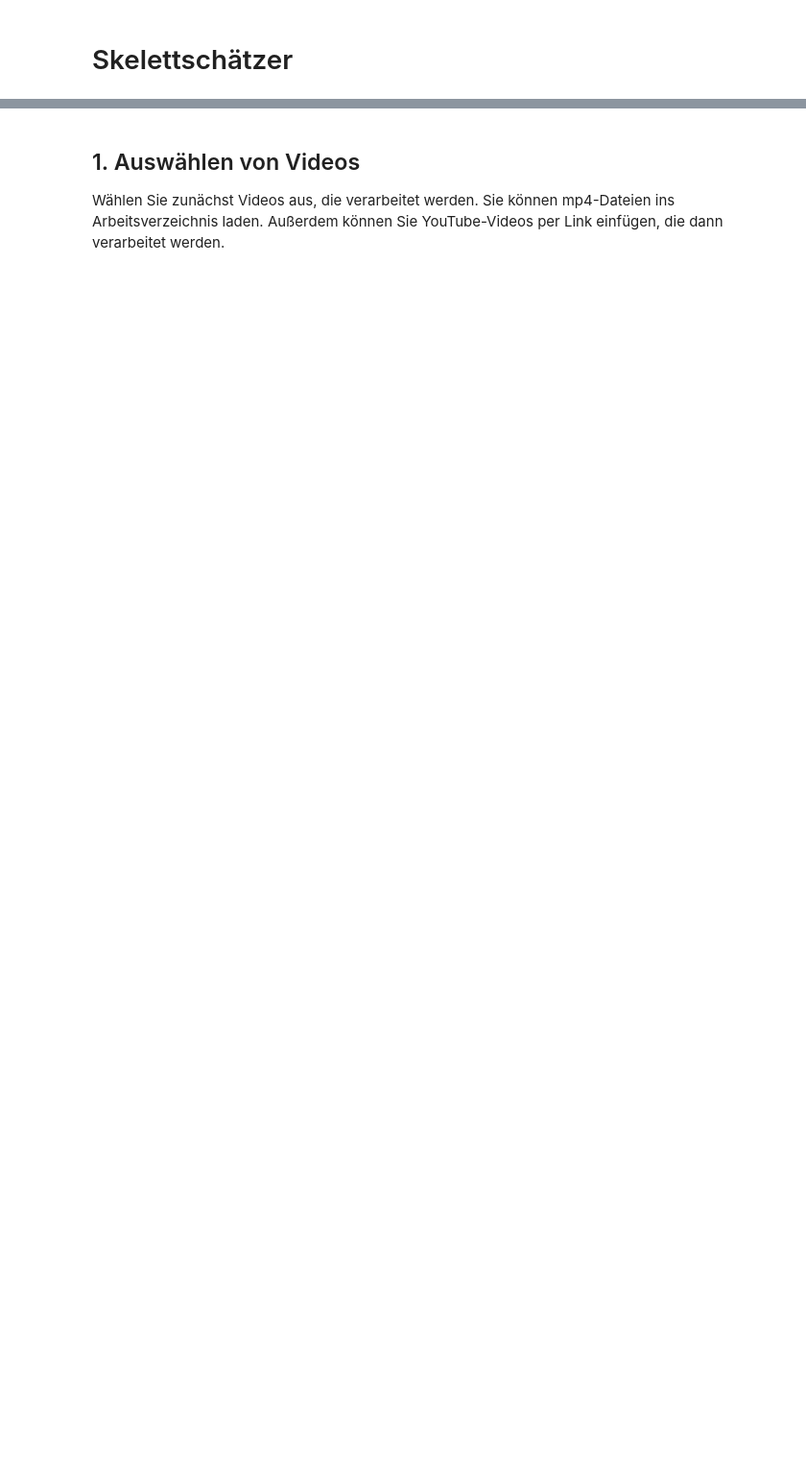
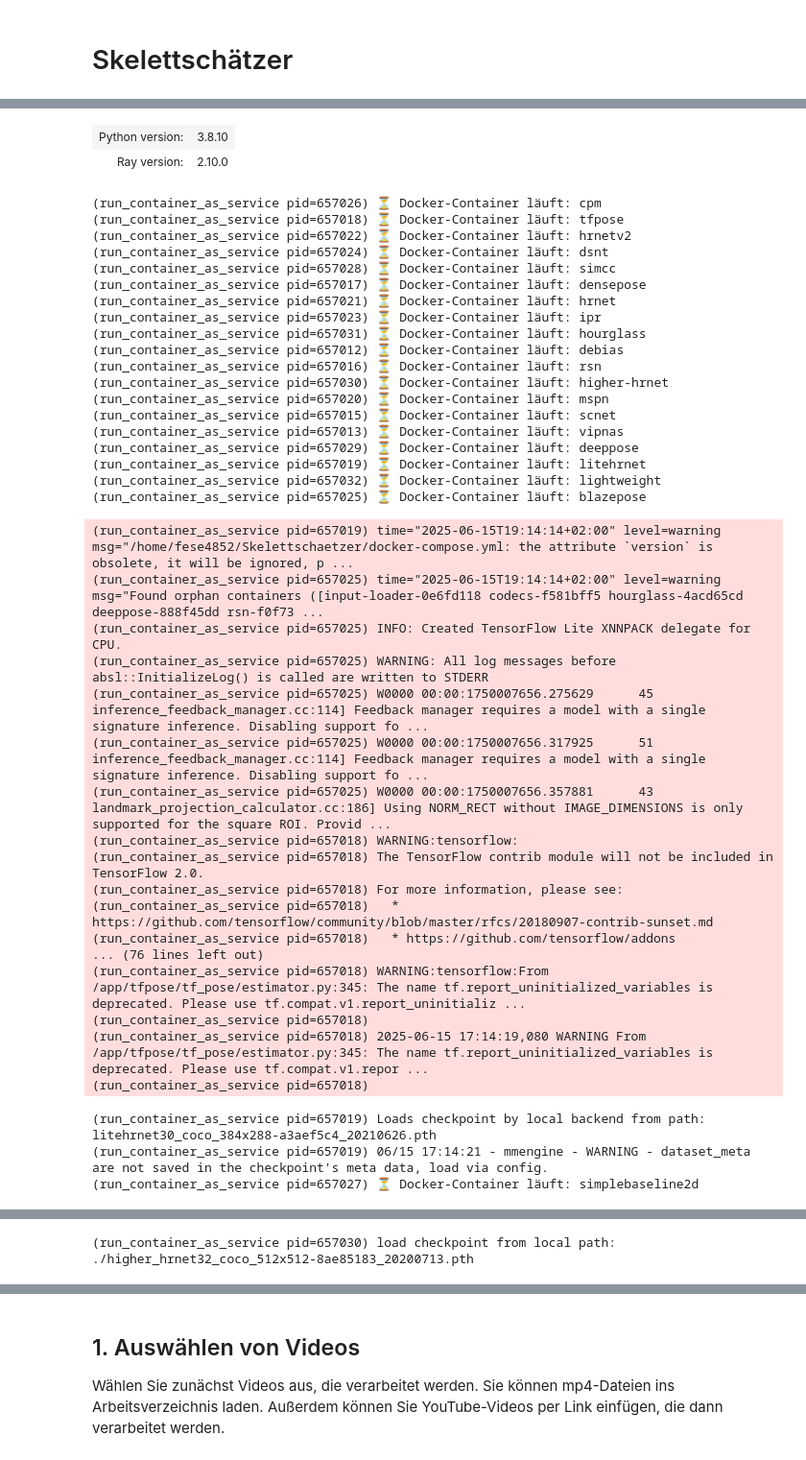
Before and after one commit to felix00186/Skelettschaetzer, a Jupyter notebook: runner.ipynb, the cells around one changed output, grey strips where cells are left out. Shown at 96% size. Drawn from its saved outputs; the diff is of its cells as text; code cells hidden in the pictures; blank space fills up the shorter version.

```diff
--- a/runner.ipynb
+++ b/runner.ipynb
@@ -1,10 +1,16 @@
 # %% [markdown]
 # Skelettschätzer
 # %%
-!pip install ipywidgets tomli
+!pip install ipywidgets tomli ray
 !jupyter labextension install @jupyter-widgets/jupyterlab-manager
 
 import os
 import ipywidgets as widgets
 from pathlib import Path
 from IPython.display import display, clear_output, HTML
+import ray
+import subprocess
+import yaml
+import uuid
+ray.init()
+# %% [output]
@@ -10,0 +35,41 @@ from IPython.display import display, clear_output, HTML
+| Python version: | 3.8.10 |
+| Ray version: | 2.10.0 |
+(run_container_as_service pid=657026) ⏳ Docker-Container läuft: cpm
+(run_container_as_service pid=657018) ⏳ Docker-Container läuft: tfpose
+(run_container_as_service pid=657022) ⏳ Docker-Container läuft: hrnetv2
+(run_container_as_service pid=657024) ⏳ Docker-Container läuft: dsnt
+(run_container_as_service pid=657028) ⏳ Docker-Container läuft: simcc
+(run_container_as_service pid=657017) ⏳ Docker-Container läuft: densepose
+(run_container_as_service pid=657021) ⏳ Docker-Container läuft: hrnet
+(run_container_as_service pid=657023) ⏳ Docker-Container läuft: ipr
+(run_container_as_service pid=657031) ⏳ Docker-Container läuft: hourglass
+(run_container_as_service pid=657012) ⏳ Docker-Container läuft: debias
+(run_container_as_service pid=657016) ⏳ Docker-Container läuft: rsn
+(run_container_as_service pid=657030) ⏳ Docker-Container läuft: higher-hrnet
+(run_container_as_service pid=657020) ⏳ Docker-Container läuft: mspn
+(run_container_as_service pid=657015) ⏳ Docker-Container läuft: scnet
+(run_container_as_service pid=657013) ⏳ Docker-Container läuft: vipnas
+(run_container_as_service pid=657029) ⏳ Docker-Container läuft: deeppose
+(run_container_as_service pid=657019) ⏳ Docker-Container läuft: litehrnet
+(run_container_as_service pid=657032) ⏳ Docker-Container läuft: lightweight
+(run_container_as_service pid=657025) ⏳ Docker-Container läuft: blazepose
+(run_container_as_service pid=657019) time="2025-06-15T19:14:14+02:00" level=warning msg="/home/fese4852/Skelettschaetzer/docker-compose.yml: the attribute `version` is obsolete, it will be ignored, p ...
+(run_container_as_service pid=657025) time="2025-06-15T19:14:14+02:00" level=warning msg="Found orphan containers ([input-loader-0e6fd118 codecs-f581bff5 hourglass-4acd65cd deeppose-888f45dd rsn-f0f73 ...
+(run_container_as_service pid=657025) INFO: Created TensorFlow Lite XNNPACK delegate for CPU.
+(run_container_as_service pid=657025) WARNING: All log messages before absl::InitializeLog() is called are written to STDERR
+(run_container_as_service pid=657025) W0000 00:00:1750007656.275629      45 inference_feedback_manager.cc:114] Feedback manager requires a model with a single signature inference. Disabling support fo ...
+(run_container_as_service pid=657025) W0000 00:00:1750007656.317925      51 inference_feedback_manager.cc:114] Feedback manager requires a model with a single signature inference. Disabling support fo ...
+(run_container_as_service pid=657025) W0000 00:00:1750007656.357881      43 landmark_projection_calculator.cc:186] Using NORM_RECT without IMAGE_DIMENSIONS is only supported for the square ROI. Provid ...
+(run_container_as_service pid=657018) WARNING:tensorflow:
+(run_container_as_service pid=657018) The TensorFlow contrib module will not be included in TensorFlow 2.0.
+(run_container_as_service pid=657018) For more information, please see:
+(run_container_as_service pid=657018)   * https://github.com/tensorflow/community/blob/master/rfcs/20180907-contrib-sunset.md
+(run_container_as_service pid=657018)   * https://github.com/tensorflow/addons
+... (76 lines left out)
+(run_container_as_service pid=657018) WARNING:tensorflow:From /app/tfpose/tf_pose/estimator.py:345: The name tf.report_uninitialized_variables is deprecated. Please use tf.compat.v1.report_uninitializ ...
+(run_container_as_service pid=657018)
+(run_container_as_service pid=657018) 2025-06-15 17:14:19,080 WARNING From /app/tfpose/tf_pose/estimator.py:345: The name tf.report_uninitialized_variables is deprecated. Please use tf.compat.v1.repor ...
+(run_container_as_service pid=657018)
+(run_container_as_service pid=657019) Loads checkpoint by local backend from path: litehrnet30_coco_384x288-a3aef5c4_20210626.pth
+(run_container_as_service pid=657019) 06/15 17:14:21 - mmengine - WARNING - dataset_meta are not saved in the checkpoint's meta data, load via config.
+(run_container_as_service pid=657027) ⏳ Docker-Container läuft: simplebaseline2d
@@ -10,0 +93 @@ from IPython.display import display, clear_output, HTML
+(run_container_as_service pid=657030) load checkpoint from local path: ./higher_hrnet32_coco_512x512-8ae85183_20200713.pth
```
Also changed, not shown: parts of 4 cells of this notebook, 1 other file.
